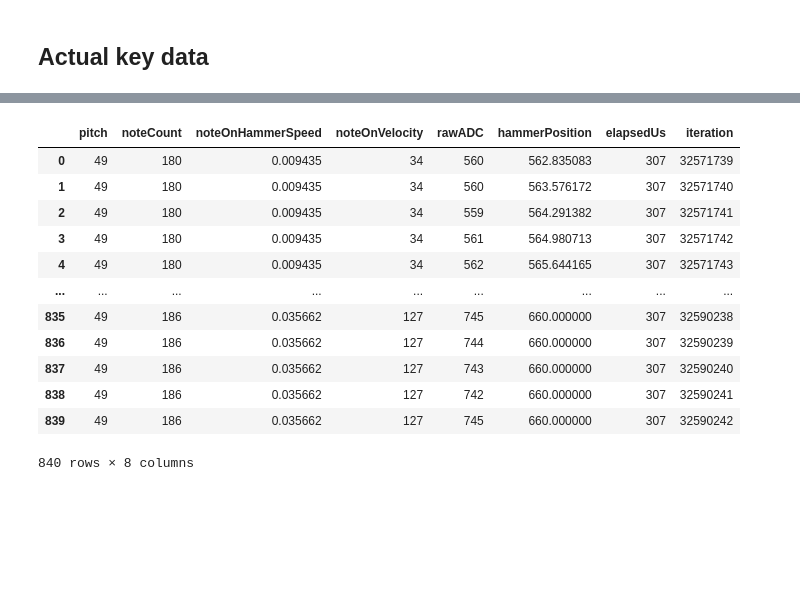
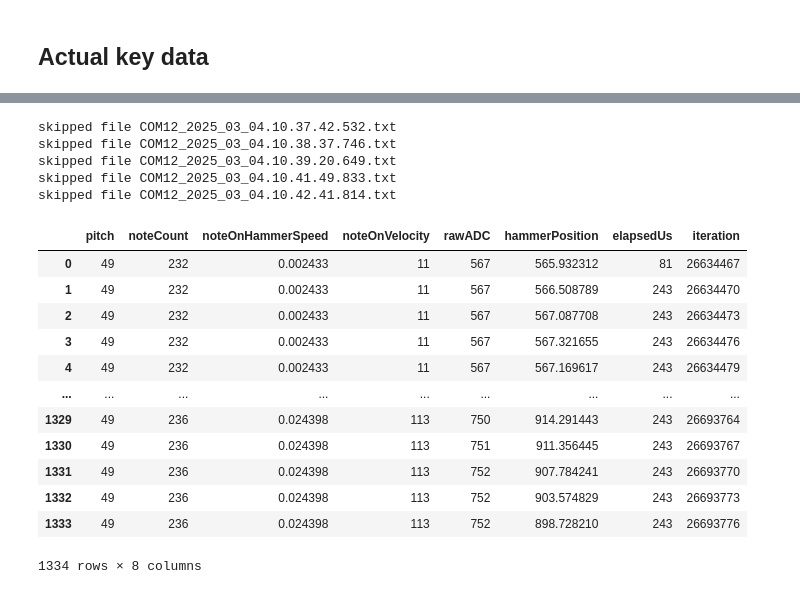
Before and after one commit to aleathwick/midi_hammer, a Jupyter notebook: python/filtering.ipynb, the cells around one changed output, grey strips where cells are left out. Saved outputs shown, nothing was run; the diff lists cells and outputs as text; code cells hidden in the pictures; blank space fills up the shorter version.

```diff
--- a/python/filtering.ipynb
+++ b/python/filtering.ipynb
@@ -166,7 +166,8 @@ plt.show()
 # folder of key data to analyse
 # all log files in the same folder are assumed to come from the same setup
 # i.e. same electronics setup, same note etc.
-folder = r'./note logs/p to ff E'
+# folder = r'./note logs/p to ff E'
+folder = r'note logs/p to ff E 75us long cables'
 files = os.listdir(folder)
 files = [f for f in files if f.endswith('.txt')]
 files = sorted(files)
@@ -185,50 +186,71 @@ lines[0]
 # %%
+# only keep every nth line
+keep = 3
 # keys to keep
 # keep all if empty
 keys = [] #[49]
 dfs = []
-for lines in file_lines:
+for filename, lines in zip(files, file_lines):
     strike = 0
     data = []
-    for line in lines:
-        # assumes a line looks like this:
-        # key1:val1,key2:val2,...,keyN:valN,
-        d = {s.split(':')[0]: s.split(':')[1] for s in line.split(',') if len(s) > 1}
-        if len(keys) == 0 or int(d['pitch']) in keys:
-            data.append(d)
+    # keep track of elapsed time, if we skip a line we need to add the elapsed time to the next line
+    elapsed = 0
+    last_pitch = 0
+    for i in range(len(lines)):
+            line = lines[i]
+            # assumes a line looks like this:
+            # key1:val1,key2:val2,...,keyN:valN,
+            d = {s.split(':')[0]: s.split(':')[1] for s in line.split(',') if len(s) > 1}
+            if d['pitch'] != last_pitch:
+                elapsed = 0
+                last_pitch = d['pitch']
+            elapsed += int(d['elapsedUs'])
+            if (i % keep == 0) and (len(keys) == 0 or int(d['pitch']) in keys):
+                d['elapsedUs'] = elapsed
+                data.append(d)
+                elapsed = 0
+
 
     df = pd.DataFrame(data)
     # change all dtypes to numeric
     df = df.apply(pd.to_numeric, errors='ignore')
     # sort df by pitch, noteCount, and iteration
     # this shouldn't be necessary, but the line order is being scambled by the vscode serial extension
     # when writing serial output to file
     df = df.sort_values(['pitch', 'noteCount', 'iteration']).reset_index(drop=True)
 
     # some checks:
     # check each noteCount has the same number of rows
-    assert df.groupby('noteCount').size().nunique() == 1
+    if not df.groupby('noteCount').size().nunique() == 1:
+        print(f'skipped file {filename}')
+        # df = df.drop_duplicates('iteration')
+        # continue
     # check df is unique on pitch, noteCount, and iteration
-    assert all(df.groupby(['pitch', 'noteCount', 'iteration']).size() == 1)
+    # assert all(df.groupby(['pitch', 'noteCount', 'iteration']).size() == 1)
     # check that the iteration is always increasing by 1, i.e. we haven't missed any iterations
     # it is very unlikely the same row count check would pass, and this one fail
     it_diffs = df.groupby(['pitch', 'noteCount']).iteration.diff()
-    it_diffs = it_diffs.fillna(1)
-    assert all(it_diffs == 1)
+    # it_diffs = it_diffs.fillna(1)
+    # assert all(it_diffs == 1)
 
     dfs.append(df)
 df
 # %% [output]
+skipped file COM12_2025_03_04.10.37.42.532.txt
+skipped file COM12_2025_03_04.10.38.37.746.txt
+skipped file COM12_2025_03_04.10.39.20.649.txt
+skipped file COM12_2025_03_04.10.41.49.833.txt
+skipped file COM12_2025_03_04.10.42.41.814.txt
 |  | pitch | noteCount | noteOnHammerSpeed | noteOnVelocity | rawADC | hammerPosition | elapsedUs | iteration |
-| 0 | 49 | 180 | 0.009435 | 34 | 560 | 562.835083 | 307 | 32571739 |
-| 1 | 49 | 180 | 0.009435 | 34 | 560 | 563.576172 | 307 | 32571740 |
-| 2 | 49 | 180 | 0.009435 | 34 | 559 | 564.291382 | 307 | 32571741 |
-| 3 | 49 | 180 | 0.009435 | 34 | 561 | 564.980713 | 307 | 32571742 |
-| 4 | 49 | 180 | 0.009435 | 34 | 562 | 565.644165 | 307 | 32571743 |
+| 0 | 49 | 232 | 0.002433 | 11 | 567 | 565.932312 | 81 | 26634467 |
+| 1 | 49 | 232 | 0.002433 | 11 | 567 | 566.508789 | 243 | 26634470 |
+| 2 | 49 | 232 | 0.002433 | 11 | 567 | 567.087708 | 243 | 26634473 |
+| 3 | 49 | 232 | 0.002433 | 11 | 567 | 567.321655 | 243 | 26634476 |
+| 4 | 49 | 232 | 0.002433 | 11 | 567 | 567.169617 | 243 | 26634479 |
 | ... | ... | ... | ... | ... | ... | ... | ... | ... |
-| 835 | 49 | 186 | 0.035662 | 127 | 745 | 660.000000 | 307 | 32590238 |
-| 836 | 49 | 186 | 0.035662 | 127 | 744 | 660.000000 | 307 | 32590239 |
-| 837 | 49 | 186 | 0.035662 | 127 | 743 | 660.000000 | 307 | 32590240 |
-| 838 | 49 | 186 | 0.035662 | 127 | 742 | 660.000000 | 307 | 32590241 |
-| 839 | 49 | 186 | 0.035662 | 127 | 745 | 660.000000 | 307 | 32590242 |
+| 1329 | 49 | 236 | 0.024398 | 113 | 750 | 914.291443 | 243 | 26693764 |
+| 1330 | 49 | 236 | 0.024398 | 113 | 751 | 911.356445 | 243 | 26693767 |
+| 1331 | 49 | 236 | 0.024398 | 113 | 752 | 907.784241 | 243 | 26693770 |
+| 1332 | 49 | 236 | 0.024398 | 113 | 752 | 903.574829 | 243 | 26693773 |
+| 1333 | 49 | 236 | 0.024398 | 113 | 752 | 898.728210 | 243 | 26693776 |
-840 rows × 8 columns
+1334 rows × 8 columns
```
Also changed, not shown: parts of 9 cells of this notebook.
